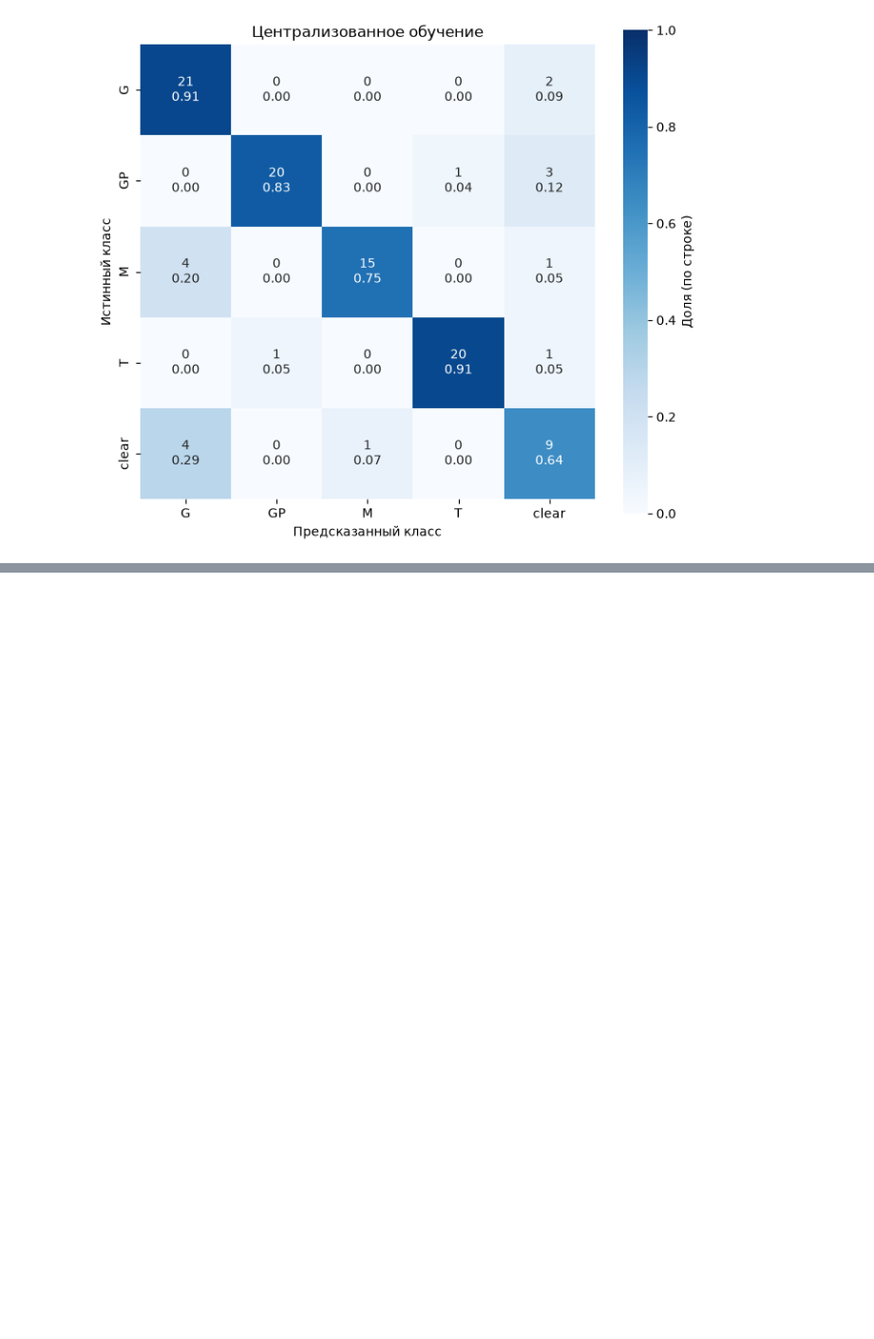
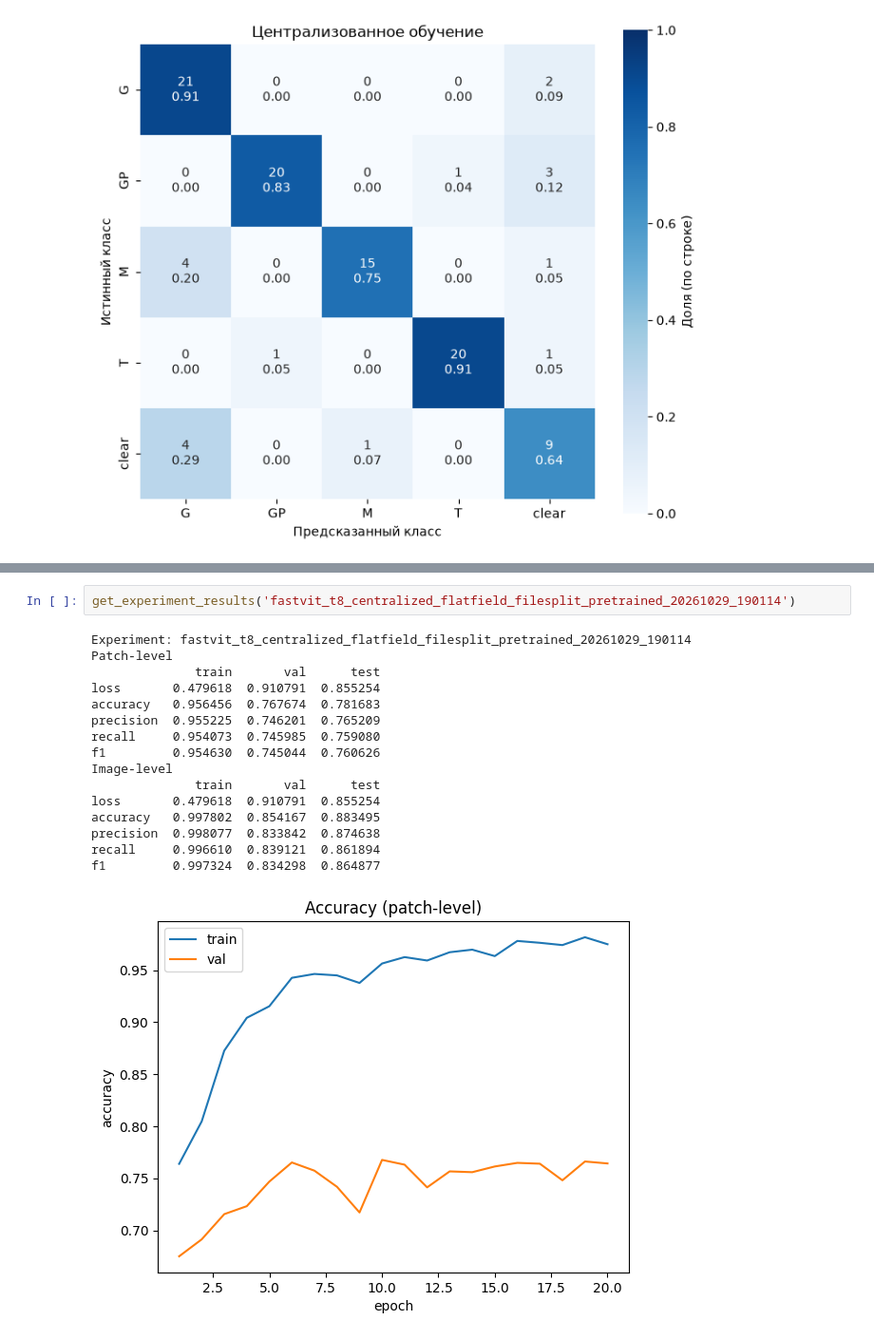
Before and after one commit to Ilyaant/federated-learning-experiments, a Jupyter notebook: notebooks/metrics_lookup.ipynb, the cells around one changed output, grey strips where cells are left out. Shown at 95% size. Cells and saved outputs as stored; diff of their text form; blank space fills up the shorter version.

Commit message:
best experiment

```diff
--- a/notebooks/metrics_lookup.ipynb
+++ b/notebooks/metrics_lookup.ipynb
@@ -258,0 +254,19 @@ f1         0.986238  0.680987  0.662625
+# %%
+get_experiment_results('fastvit_t8_centralized_flatfield_filesplit_pretrained_20261029_190114')
+# %% [output]
+Experiment: fastvit_t8_centralized_flatfield_filesplit_pretrained_20261029_190114
+Patch-level
+              train       val      test
+loss       0.479618  0.910791  0.855254
+accuracy   0.956456  0.767674  0.781683
+precision  0.955225  0.746201  0.765209
+recall     0.954073  0.745985  0.759080
+f1         0.954630  0.745044  0.760626
+Image-level
+              train       val      test
+loss       0.479618  0.910791  0.855254
+accuracy   0.997802  0.854167  0.883495
+precision  0.998077  0.833842  0.874638
+recall     0.996610  0.839121  0.861894
+f1         0.997324  0.834298  0.864877
+[figure, added]
```
Also changed, not shown: parts of 6 cells of this notebook, 6 other files.
